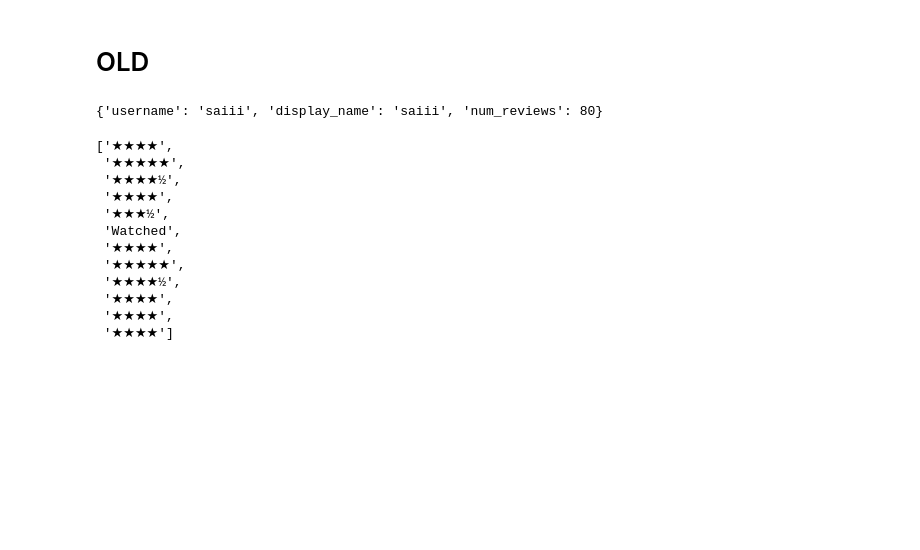
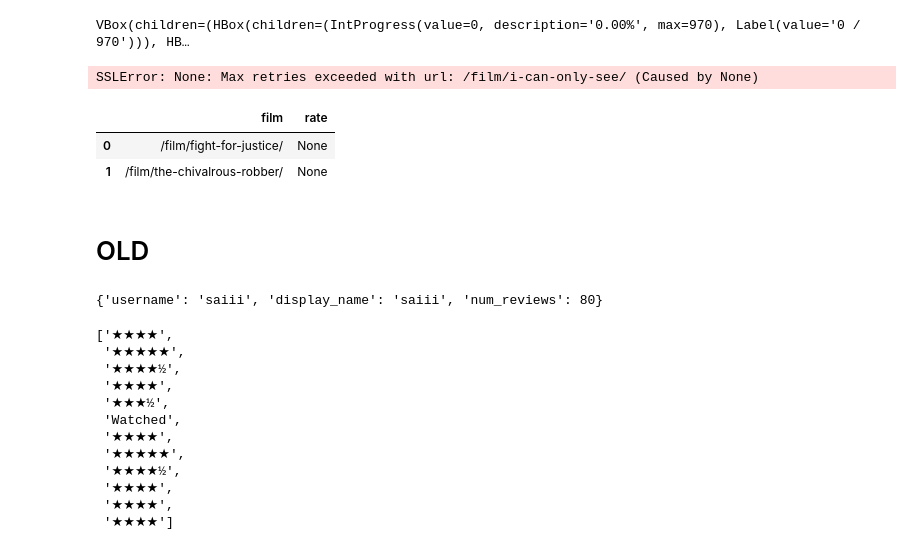
Before and after one commit to shaw6741/movie-analysis, a Jupyter notebook: 1_get_movie_metadata_230620.ipynb, the cells around one changed output. Saved outputs shown, nothing was run; the diff lists cells and outputs as text; code cells hidden in the pictures; blank space fills up the shorter version.

```diff
--- a/1_get_movie_metadata_230620.ipynb
+++ b/1_get_movie_metadata_230620.ipynb
@@ -1,10 +1,14 @@
 # %%
-import requests
-import json
-import re
+import requests, time, json, re
 from bs4 import BeautifulSoup
 import pandas as pd
 from tqdm import tqdm
 # Disable chardet debug messages
 import logging
 logging.getLogger().setLevel(logging.WARNING)
+import urllib3
+urllib3.disable_warnings(urllib3.exceptions.InsecureRequestWarning)
+headers = {'user-agent': 'Mozilla/5.0 (X11; Linux x86_64) AppleWebKit/537.36 (KHTML, like Gecko) Chrome/80.0.3987.163 Safari/537.36',
+               'referer': 'https://google.com',
+              }
+from metadata import MovieMetadata as mm
@@ -10,0 +73,14 @@ logging.getLogger().setLevel(logging.WARNING)
+# %%
+url_short='/film/parasite-2019/'
+movie = url_short.split('/')[-2]
+url = 'https://letterboxd.com/film/{}/'.format(movie)
+page = ''
+while page == '':
+    try:
+        r = requests.get(url, verify = False, headers = headers)
+        break
+    except:
+        print('sleep')
+        time.sleep(5)
+        continue
+soup = BeautifulSoup(r.content, 'html.parser')
@@ -10,0 +114,13 @@ logging.getLogger().setLevel(logging.WARNING)
+# %%
+tabs = soup.find('div',id='tab-cast')
+keys, values = [], []
+for key in tabs.find_all('h3'):
+    keys.append(key.text.strip())
+details_dic = {key: None for key in keys}
+assert len(keys) == len(tabs.find_all('div'))
+for detail in tabs.find_all('div'):
+    details = []
+    for name in detail.find_all('a'):
+        details.append(name.text.strip())
+    values.append(details)
+len(values) == len(keys)
@@ -272,3 +365,15 @@ meta
+# %%
+%%time
+kr_film['meta'] = kr_film.film.parallel_apply(get_all)
+# %% [output]
+VBox(children=(HBox(children=(IntProgress(value=0, description='0.00%', max=970), Label(value='0 / 970'))), HB…
+SSLError: None: Max retries exceeded with url: /film/i-can-only-see/ (Caused by None)
+# %%
+kr_film.head(2)
+# %% [output]
+|  | film | rate |
+| 0 | /film/fight-for-justice/ | None |
+| 1 | /film/the-chivalrous-robber/ | None |
 # %% [markdown]
 # OLD
 # %%
```
Also changed, not shown: parts of 22 cells of this notebook.
